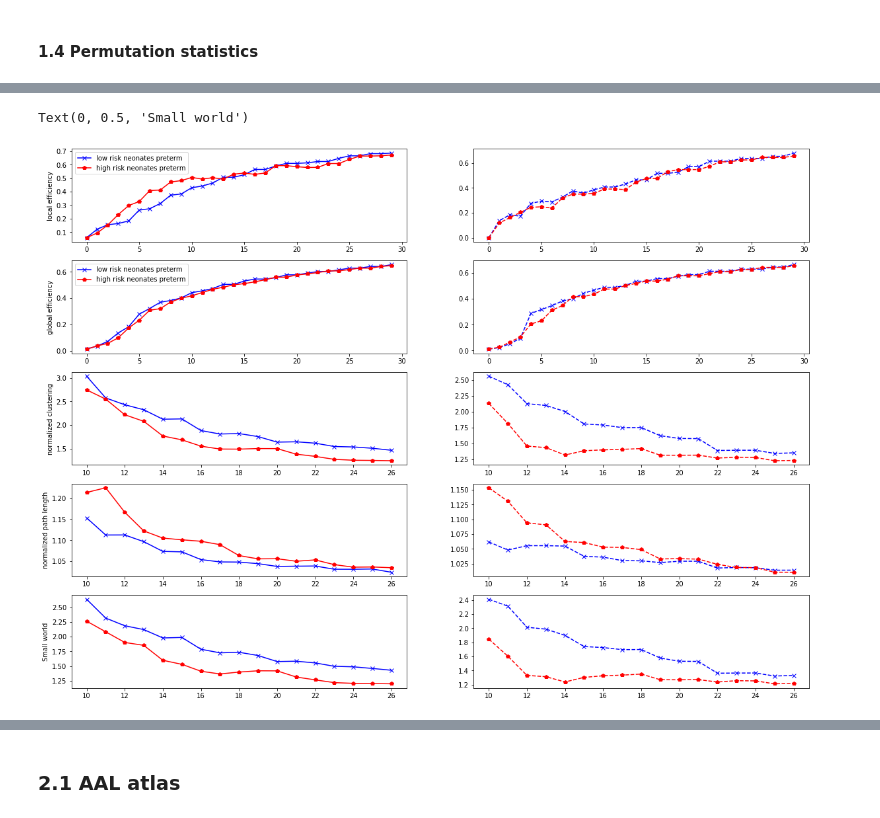
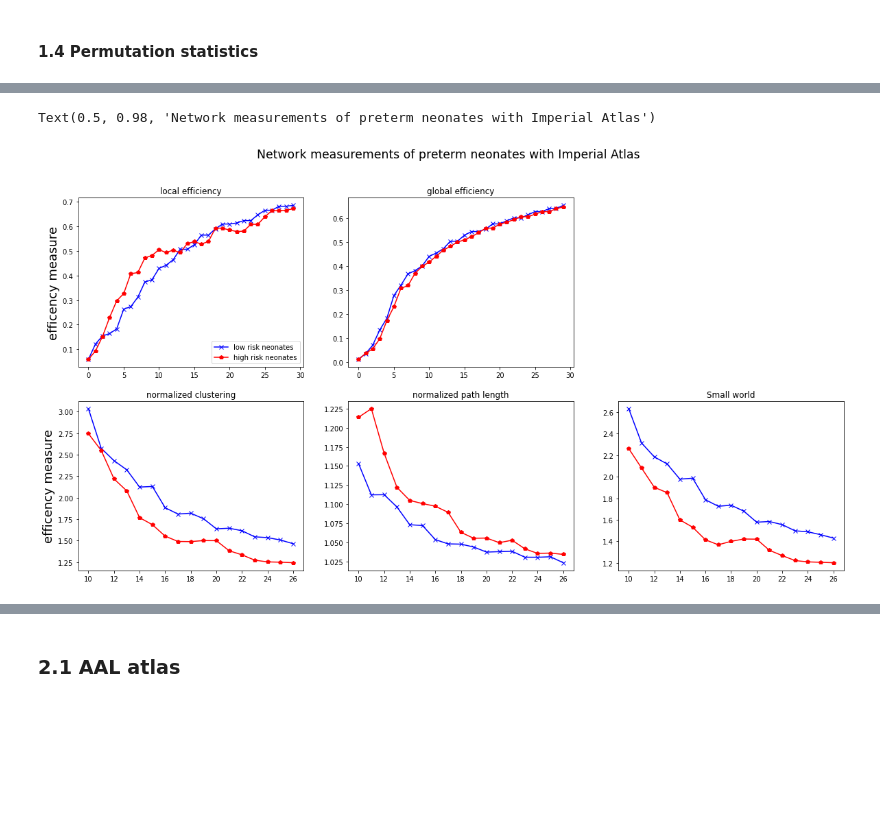
Before and after one commit to lehai-ml/schizophrenia_PRS, a Jupyter notebook: notebooks_results/dHCP/3_dHCP_graph_analysis.ipynb, the cells around one changed output, grey strips where cells are left out. Drawn from its saved outputs; the diff is of its cells as text; code cells hidden in the pictures; blank space fills up the shorter version.

```diff
--- a/notebooks_results/dHCP/3_dHCP_graph_analysis.ipynb
+++ b/notebooks_results/dHCP/3_dHCP_graph_analysis.ipynb
@@ -206,72 +213,53 @@ obsv_low_term=np.loadtxt('./preprocessed_data/term/graph_metrics_vol_low_risk_Im
 # %%
 ##############LOCAL EFFICIENCY############################
-f,axes=plt.subplots(5,2,figsize=(20,15))
-axes[0][0].plot(obsv_low_preterm[:,0],'x-',color='blue',label='low risk neonates preterm')
-axes[0][0].plot(obsv_high_preterm[:,0],'p-',color='red',label='high risk neonates preterm')
-
-axes[0][1].plot(obsv_low_term[:,0],'x--',color='blue',label='low risk neonates term')
-axes[0][1].plot(obsv_high_term[:,0],'p--',color='red',label='high risk neonates term')
-
+f,axes=plt.subplots(2,3,figsize=(20,10))
+axes[0][0].plot(obsv_low_preterm[:,0],'x-',color='blue',label='low risk neonates')
+axes[0][0].plot(obsv_high_preterm[:,0],'p-',color='red',label='high risk neonates')
 # for idx in sig_indices_local_eff:
-#     axes[0][0].annotate(' ',xy=(idx,obsv_high[:,0][idx]),xytext=(0,20),textcoords='offset pixels',arrowprops=dict(arrowstyle='->'))
-axes[0][0].legend(loc='bottom right')
-axes[0][0].set_ylabel('local efficiency')
-# axes[0][0].set_ylabel('efficency measure',fontsize=18)
+#     axes[0][0].annotate(' ',xy=(idx,obsv_high_preterm[:,0][idx]),xytext=(0,20),textcoords='offset pixels',arrowprops=dict(arrowstyle='->'))
+axes[0][0].legend(loc='lower right')
+axes[0][0].set_title('local efficiency')
+axes[0][0].set_ylabel('efficency measure',fontsize=18)
 ##############GLOBAL EFFICIENCY############################
-axes[1][0].plot(obsv_low_preterm[:,1],'x-',color='blue',label='low risk neonates preterm')
-axes[1][0].plot(obsv_high_preterm[:,1],'p-',color='red',label='high risk neonates preterm')
-
-axes[1][1].plot(obsv_low_term[:,1],'x--',color='blue',label='low risk neonates term')
-axes[1][1].plot(obsv_high_term[:,1],'p--',color='red',label='high risk neonates term')
-
+axes[0][1].plot(obsv_low_preterm[:,1],'x-',color='blue',label='low risk neonates')
+axes[0][1].plot(obsv_high_preterm[:,1],'p-',color='red',label='high risk neonates')
 # for idx in sig_indices_global_eff:
-#     axes[0][1].annotate(' ',xy=(idx,obsv_high[:,1][idx]),xytext=(0,20),textcoords='offset pixels',arrowprops=dict(arrowstyle='->'))
-axes[1][0].legend(loc='bottom right')
-axes[1][0].set_ylabel('global efficiency')
+#     axes[0][1].annotate(' ',xy=(idx,obsv_high_preterm[:,1][idx]),xytext=(0,20),textcoords='offset pixels',arrowprops=dict(arrowstyle='->'))
+# axes[0][1].legend(loc='bottom right')
+axes[0][1].set_title('global efficiency')
 # axes[0][1].set_ylabel('efficency measure',fontsize=18)
 ##############NORMALIZED CLUSTERING############################
-axes[2][0].plot(np.linspace(10,26,17),obsv_low_preterm[9:26,2],'x-',color='blue',label='low risk neonates')
-axes[2][0].plot(np.linspace(10,26,17),obsv_high_preterm[9:26,2],'p-',color='red',label='high risk neonates')
-
-axes[2][1].plot(np.linspace(10,26,17),obsv_low_term[9:26,2],'x--',color='blue',label='low risk neonates')
-axes[2][1].plot(np.linspace(10,26,17),obsv_high_term[9:26,2],'p--',color='red',label='high risk neonates')
-
+axes[1][0].plot(np.linspace(10,26,17),obsv_low_preterm[9:26,2],'x-',color='blue',label='low risk neonates')
+axes[1][0].plot(np.linspace(10,26,17),obsv_high_preterm[9:26,2],'p-',color='red',label='high risk neonates')
 # for idx in sig_indices_clus_eff:
 #     if idx==0:
 #         continue
-#     axes[1][0].annotate(' ',xy=(idx,obsv_high[:,2][idx]),xytext=(0,20),textcoords='offset pixels',arrowprops=dict(arrowstyle='->'))
-axes[2][0].set_ylabel('normalized clustering')
-# axes[1][0].set_ylabel('efficency measure',fontsize=18)
+#     axes[1][0].annotate(' ',xy=(idx,obsv_high_preterm[:,2][idx]),xytext=(0,20),textcoords='offset pixels',arrowprops=dict(arrowstyle='->'))
+axes[1][0].set_title('normalized clustering')
+axes[1][0].set_ylabel('efficency measure',fontsize=18)
 # ##############NORMALIZED PATH############################
-axes[3][0].plot(np.linspace(10,26,17),obsv_low_preterm[9:26,3],'x-',color='blue',label='low risk neonates')
-axes[3][0].plot(np.linspace(10,26,17),obsv_high_preterm[9:26,3],'p-',color='red',label='high risk neonates')
-
-axes[3][1].plot(np.linspace(10,26,17),obsv_low_term[9:26,3],'x--',color='blue',label='low risk neonates')
-axes[3][1].plot(np.linspace(10,26,17),obsv_high_term[9:26,3],'p--',color='red',label='high risk neonates')
-
+axes[1][1].plot(np.linspace(10,26,17),obsv_low_preterm[9:26,3],'x-',color='blue',label='low risk neonates')
+axes[1][1].plot(np.linspace(10,26,17),obsv_high_preterm[9:26,3],'p-',color='red',label='high risk neonates')
 # for idx in sig_indices_path_eff:
 #     if idx==0:
 #         continue
-#     axes[1][1].annotate(' ',xy=(idx,obsv_high[:,3][idx]),xytext=(0,20),textcoords='offset pixels',arrowprops=dict(arrowstyle='->'))
+#     axes[1][1].annotate(' ',xy=(idx,obsv_high_preterm[:,3][idx]),xytext=(0,20),textcoords='offset pixels',arrowprops=dict(arrowstyle='->'))
 # axes[0][1].legend(loc='bottom right')
-axes[3][0].set_ylabel('normalized path length')
+axes[1][1].set_title('normalized path length')
 # axes[1][1].set_ylabel('efficency measure',fontsize=18)
 ##############SMALL WORDNESS############################
-axes[4][0].plot(np.linspace(10,26,17),obsv_low_preterm[9:26,4],'x-',color='blue',label='low risk neonates')
-axes[4][0].plot(np.linspace(10,26,17),obsv_high_preterm[9:26,4],'p-',color='red',label='high risk neonates')
-
-axes[4][1].plot(np.linspace(10,26,17),obsv_low_term[9:26,4],'x--',color='blue',label='low risk neonates')
-axes[4][1].plot(np.linspace(10,26,17),obsv_high_term[9:26,4],'p--',color='red',label='high risk neonates')
-
+axes[1][2].plot(np.linspace(10,26,17),obsv_low_preterm[9:26,4],'x-',color='blue',label='low risk neonates')
+axes[1][2].plot(np.linspace(10,26,17),obsv_high_preterm[9:26,4],'p-',color='red',label='high risk neonates')
 # for idx in sig_indices_small_eff:
 #     if idx==0:
 #         continue
 #     axes[1][2].annotate(' ',xy=(idx,obsv_high[:,4][idx]),xytext=(0,20),textcoords='offset pixels',arrowprops=dict(arrowstyle='->'))
 # axes[0][1].legend(loc='bottom right')
-axes[4][0].set_ylabel('Small world')
+axes[1][2].set_title('Small world')
 # axes[1][2].set_ylabel('efficency measure',fontsize=18)
 
-# f.delaxes(ax=axes[0,2])
+f.delaxes(ax=axes[0,2])
+f.suptitle('Network measurements of preterm neonates with Imperial Atlas',fontsize='xx-large')
 # %% [output]
-Text(0, 0.5, 'Small world')
+Text(0.5, 0.98, 'Network measurements of preterm neonates with Imperial Atlas')
-[figure, old version]
+[figure, new version]
```
Also changed, not shown: parts of 11 cells of this notebook, 13 other files.
